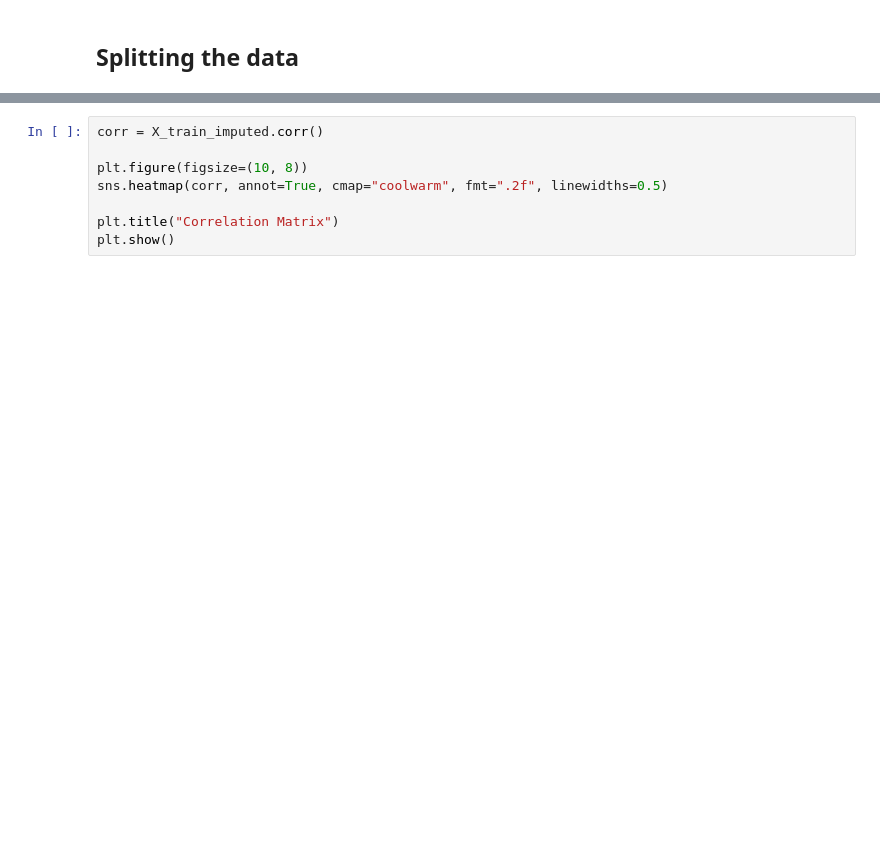
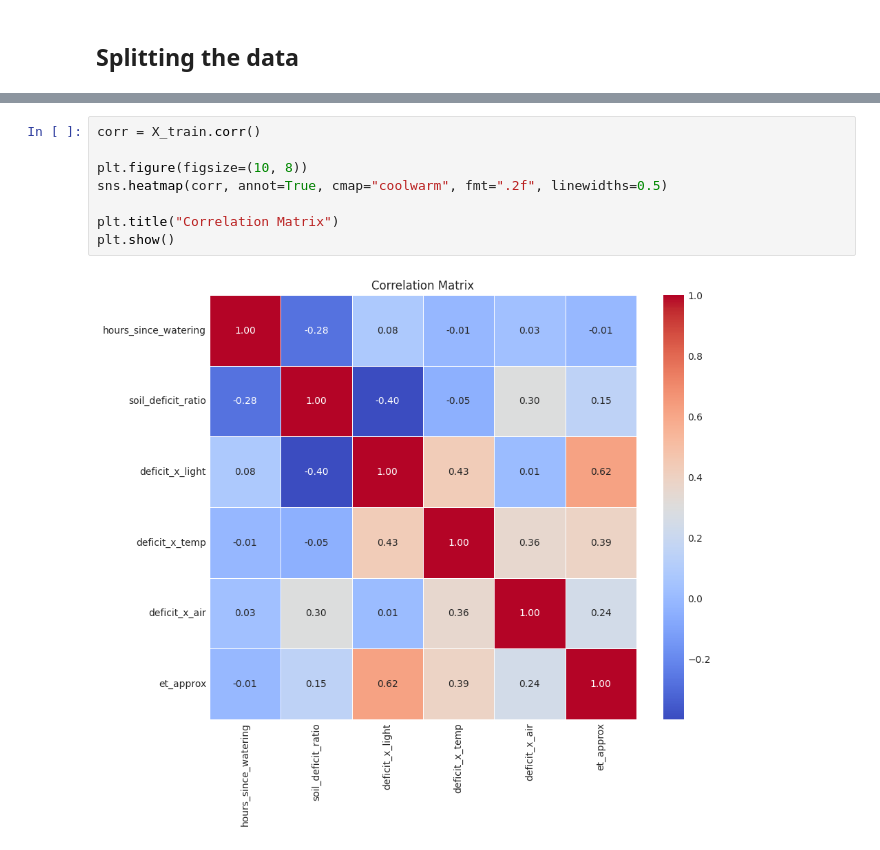
Before and after one commit to VIA-Plantify/Plantify-MachineLearning, a Jupyter notebook: models/pump-time/xgb/PumpTime-v2.ipynb, the cells around one changed output, grey strips where cells are left out. Cells and saved outputs as stored; diff of their text form; blank space fills up the shorter version.

```diff
--- a/models/pump-time/xgb/PumpTime-v2.ipynb
+++ b/models/pump-time/xgb/PumpTime-v2.ipynb
@@ -199,11 +236,13 @@ plt.show()
 # %%
-corr = X_train_imputed.corr()
+corr = X_train.corr()
 
 plt.figure(figsize=(10, 8))
 sns.heatmap(corr, annot=True, cmap="coolwarm", fmt=".2f", linewidths=0.5)
 
 plt.title("Correlation Matrix")
 plt.show()
+# %% [output]
+[figure, added]
 # %%
 ## Update feature engineering to fix the 99% corr
 # X_train_imputed = X_train_imputed.drop(columns=['soil_deficit'])
```
Also changed, not shown: parts of 17 cells of this notebook, 8 other files.
